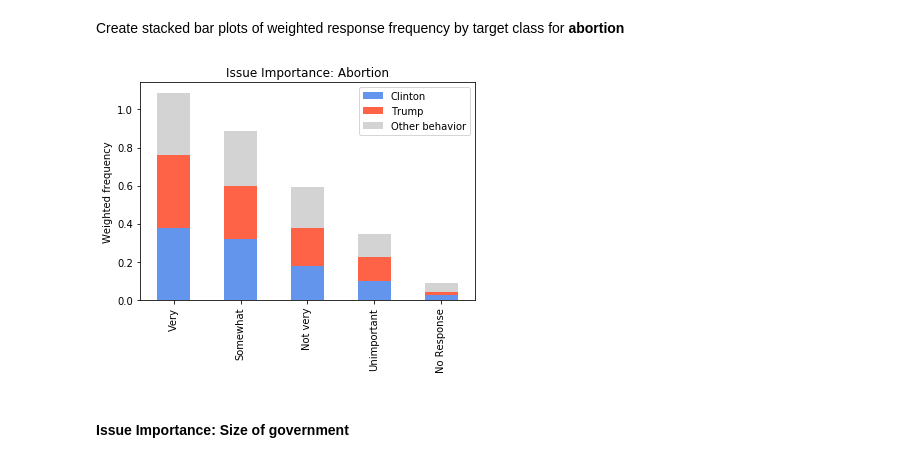
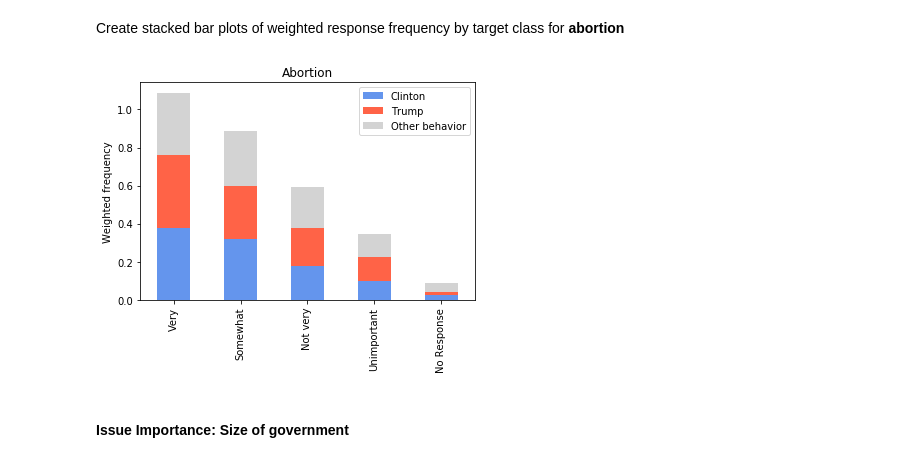
Before and after one commit to ali0003433/predict-by-issue-prioritization, a Jupyter notebook: notebooks/2-al-exploration.ipynb, the cells around one changed output. Saved outputs shown, nothing was run; the diff lists cells and outputs as text; code cells hidden in the pictures.

```diff
--- a/notebooks/2-al-exploration.ipynb
+++ b/notebooks/2-al-exploration.ipynb
@@ -351,18 +333,12 @@ vote_3cat
 3.0           0.328  0.286  0.215  0.123  0.048
 # %% [markdown]
 Create stacked bar plots of weighted response frequency by target class for <b>abortion</b>
-# %%
-stacked = abort_weighted.T.plot(kind='bar', stacked=True, color=clrs_2)
-stacked.set_title('Issue Importance: Abortion')
-stacked.legend(legend_list)
-N = 5
-ind = np.arange(N)
-stacked.set_xlabel('')
-plt.xticks(ind, x_ticks )
-stacked.set_ylabel(y_label)
-plt.show()
-# %% [output]
-[figure, removed]
+# %%
+title = 'Abortion'
+plot_stacked(abort_weighted, title)
+plt.show()
+# %% [output]
+[figure, added]
 # %% [markdown]
 #### Issue Importance: Size of government
 # %% [markdown]
```
Also changed, not shown: parts of 24 cells of this notebook, 2 other files.
